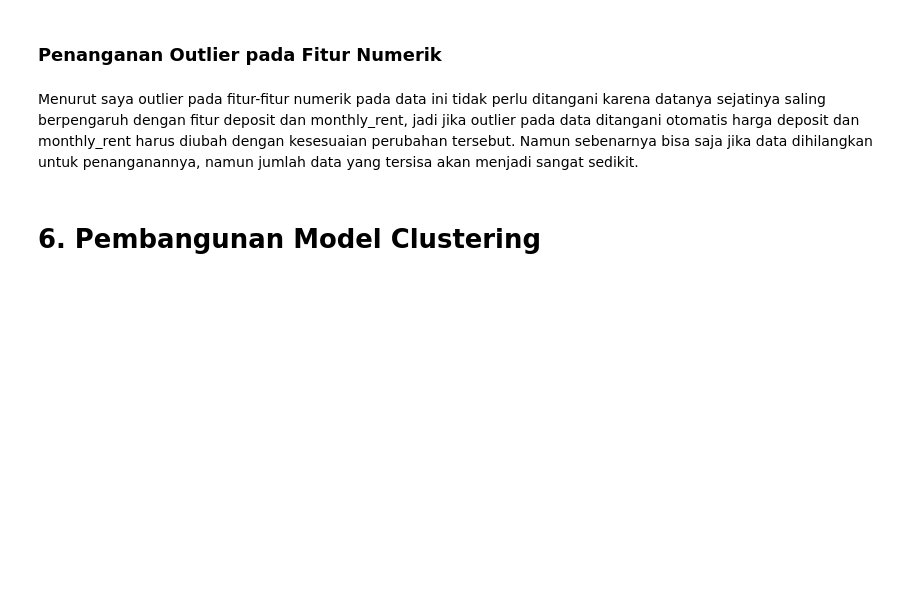
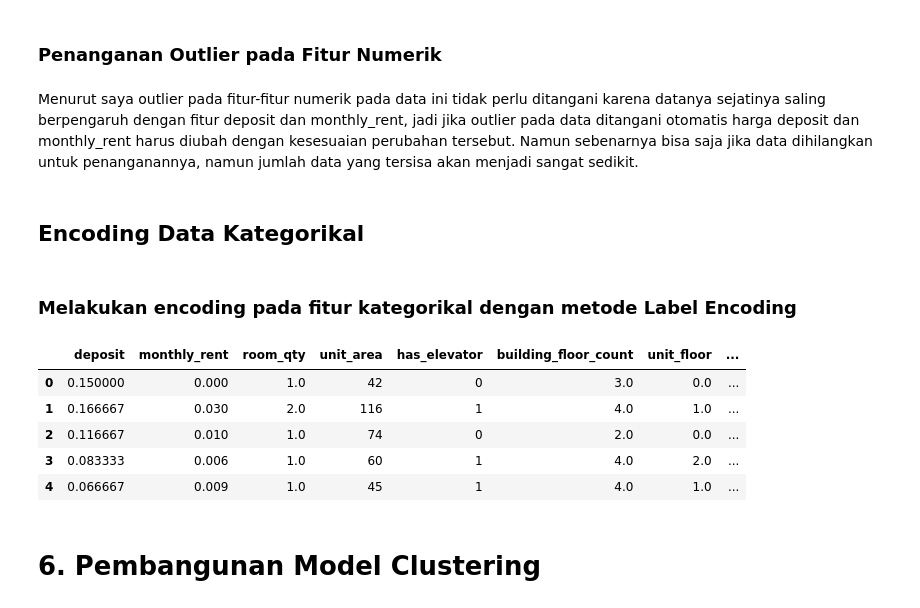
Before and after one commit to NumiKun/Submission_BMLP_DBS, a Jupyter notebook: [Clustering]_Submission_Akhir_BMLP_Rizki Surya Nugroho.ipynb, the cells around one changed output. Drawn from its saved outputs; the diff is of its cells as text; code cells hidden in the pictures; blank space fills up the shorter version.

Commit message:
add encode fitur kategorikal

```diff
--- a/[Clustering]_Submission_Akhir_BMLP_Rizki Surya Nugroho.ipynb
+++ b/[Clustering]_Submission_Akhir_BMLP_Rizki Surya Nugroho.ipynb
@@ -405,6 +405,24 @@ plt.show()
 ### **Penanganan Outlier** pada Fitur Numerik
 # %% [markdown]
 Menurut saya outlier pada fitur-fitur numerik pada data ini tidak perlu ditangani karena datanya sejatinya saling berpengaruh dengan fitur deposit dan monthly_rent, jadi jika outlier pada data ditangani otomatis harga deposit dan monthly_rent harus diubah dengan kesesuaian perubahan tersebut. Namun sebenarnya bisa saja jika data dihilangkan untuk penanganannya, namun jumlah data yang tersisa akan menjadi sangat sedikit.
+# %% [markdown]
+## **Encoding Data Kategorikal**
+# %% [markdown]
+### Melakukan encoding pada fitur kategorikal dengan metode **Label Encoding**
+# %%
+label_encoder = LabelEncoder()
+
+dataku['has_elevator'] = label_encoder.fit_transform(dataku['has_elevator'])
+dataku['has_storage_area'] = label_encoder.fit_transform(dataku['has_storage_area'])
+
+dataku.head()
+# %% [output]
+|  | deposit | monthly_rent | room_qty | unit_area | has_elevator | building_floor_count | unit_floor | ... |
+| 0 | 0.150000 | 0.000 | 1.0 | 42 | 0 | 3.0 | 0.0 | ... |
+| 1 | 0.166667 | 0.030 | 2.0 | 116 | 1 | 4.0 | 1.0 | ... |
+| 2 | 0.116667 | 0.010 | 1.0 | 74 | 0 | 2.0 | 0.0 | ... |
+| 3 | 0.083333 | 0.006 | 1.0 | 60 | 1 | 4.0 | 2.0 | ... |
+| 4 | 0.066667 | 0.009 | 1.0 | 45 | 1 | 4.0 | 1.0 | ... |
 # %% [markdown]
 # **6. Pembangunan Model Clustering**
 # %% [markdown]
```
Also changed, not shown: parts of 1 cell of this notebook.
